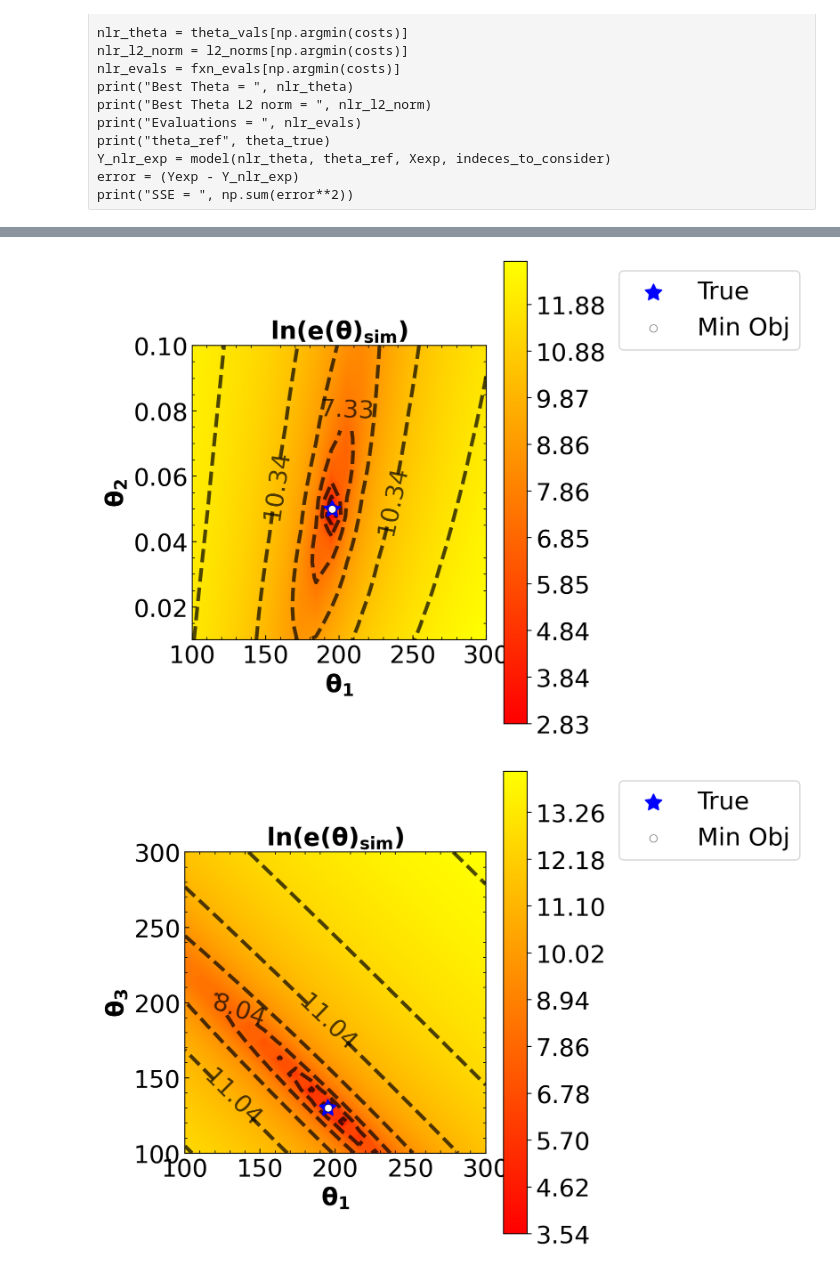
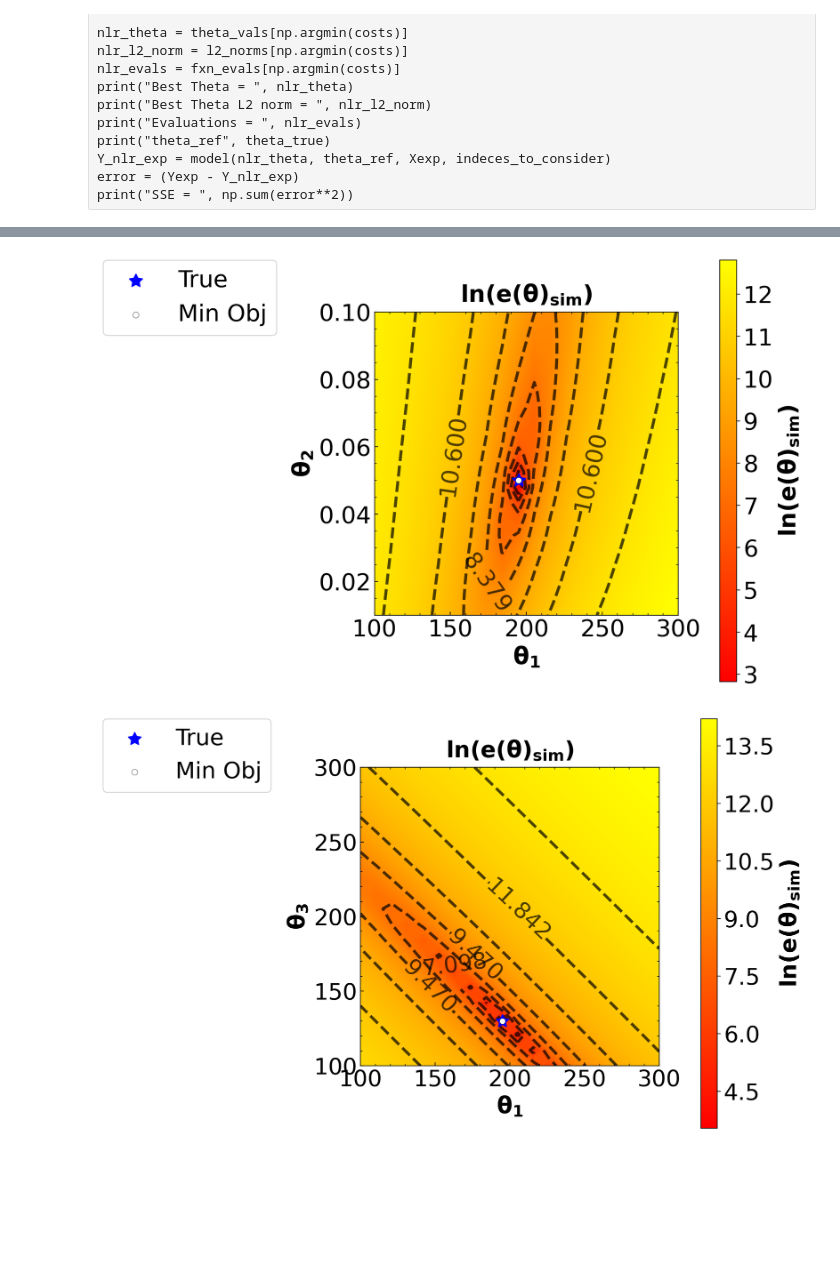
Before and after one commit to dowlinglab/GPBO_Emulators, a Jupyter notebook: CS11_NLR.ipynb, the cells around one changed output, grey strips where cells are left out. Saved outputs shown, nothing was run; the diff lists cells and outputs as text; code cells hidden in the pictures; blank space fills up the shorter version.

```diff
--- a/CS11_NLR.ipynb
+++ b/CS11_NLR.ipynb
@@ -306,6 +302,6 @@ ybins = 5
 zbins = 900
 title= None
 
-plot_heat_maps(X_mesh, None, None, None, None, param_names, levels,
-               idcs_to_plot, z, z_titles, xbins, ybins, zbins, title)
+plot_dict = make_plot_dict(False, None, None, None, levels, save_path=None)
+plot_nlr_heat_maps(X_mesh, z, None, None, z_titles, param_names, idcs_to_plot, plot_dict)
 # %% [output]
@@ -386,42 +382,37 @@ hm_data_keys = list(heat_map_data_dict.keys())
 log_data = True
 # save_figure = True
 save_figure = False
-xbins = 5
-ybins = 5
-zbins = 900
-title= None
 
 
 #Get Number of pairs
 combos = list(combinations(dim_list, 2))
 pairs = len((list(combinations(dim_list, 2))))
 
 #For each pair
 for pair in range(pairs):
     #Make a meshgrid for each parameter
     idcs_to_plot = [int(combos[pair][i]) for i in range(len(combos[pair]))]
     theta_data = heat_map_data_dict[hm_data_keys[pair]].reshape(n_points, n_points, -1).T
     theta_mesh = np.take(theta_data, list(combos[pair]), axis=0)
 
     sse_sim = sse_func(heat_map_data_dict[hm_data_keys[pair]], theta_ref, indeces_to_consider, Xexp, Yexp)
-    plot_axis_names = theta_true_names[idcs_to_plot]
+    param_names = theta_true_names[idcs_to_plot]
 
-    title = "Heat Map Pair " + "-".join(map(str, plot_axis_names))
+    title = "Heat Map Pair " + "-".join(map(str, param_names))
     title = None
 
     z = np.array([sse_sim])
     if log_data == True:
         z_titles = ["ln("+ r"$\mathbf{e(\theta)_{sim}}$" + ")"]
         z = np.log(z)
     else:
         z_titles = [r"$\mathbf{e(\theta)_{sim}}$" + ")"]
 
 #     z_save_names = ["sse_sim", "sse_nlr"]
 #     path_end = '-'.join(z_save_names)
     levels = [100]
-
-    plot_heat_maps(theta_mesh, theta_true, nlr_theta, None, None, plot_axis_names, levels, idcs_to_plot,
-                z, z_titles, xbins, ybins, zbins, title)
+    plot_dict = make_plot_dict(True, None, None, None, levels, save_path=None)
+    plot_nlr_heat_maps(theta_mesh, z, theta_true, nlr_theta, z_titles, param_names, idcs_to_plot, plot_dict)
 # %% [output]
-[figure, old version]
+[figure, new version]
-[figure, old version]
+[figure, new version]
```
Also changed, not shown: parts of 7 cells of this notebook, 3 other files.
